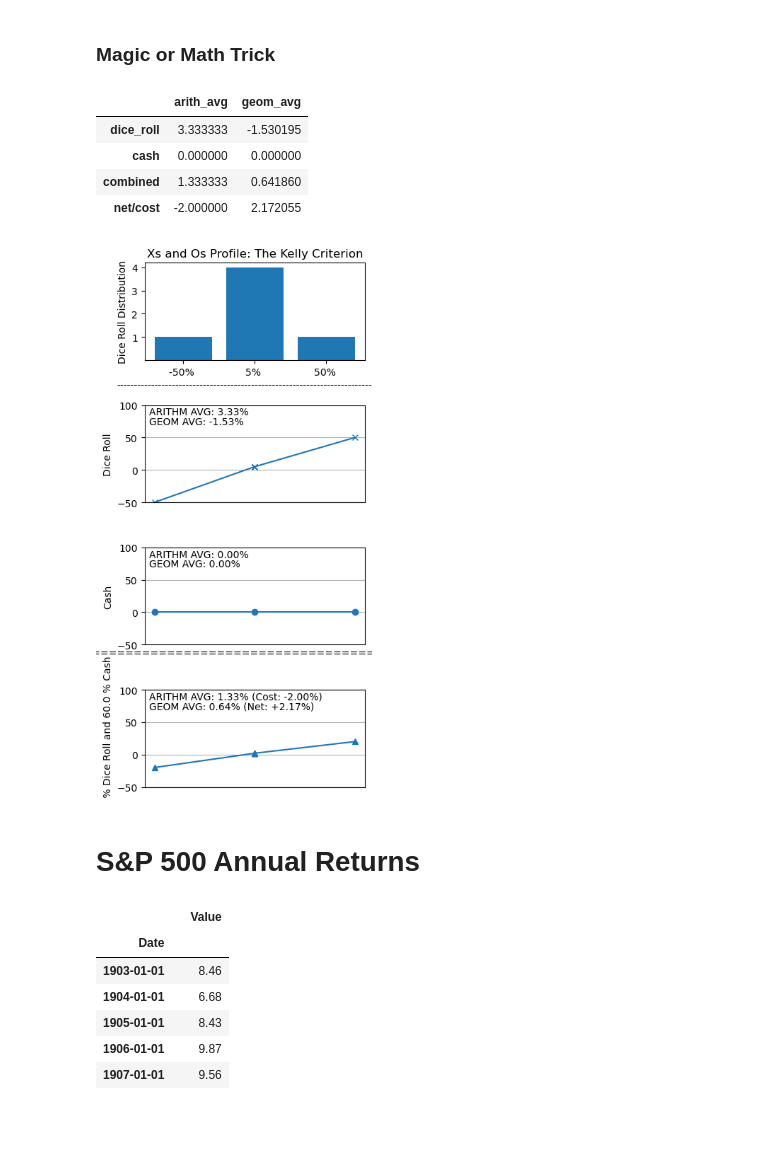
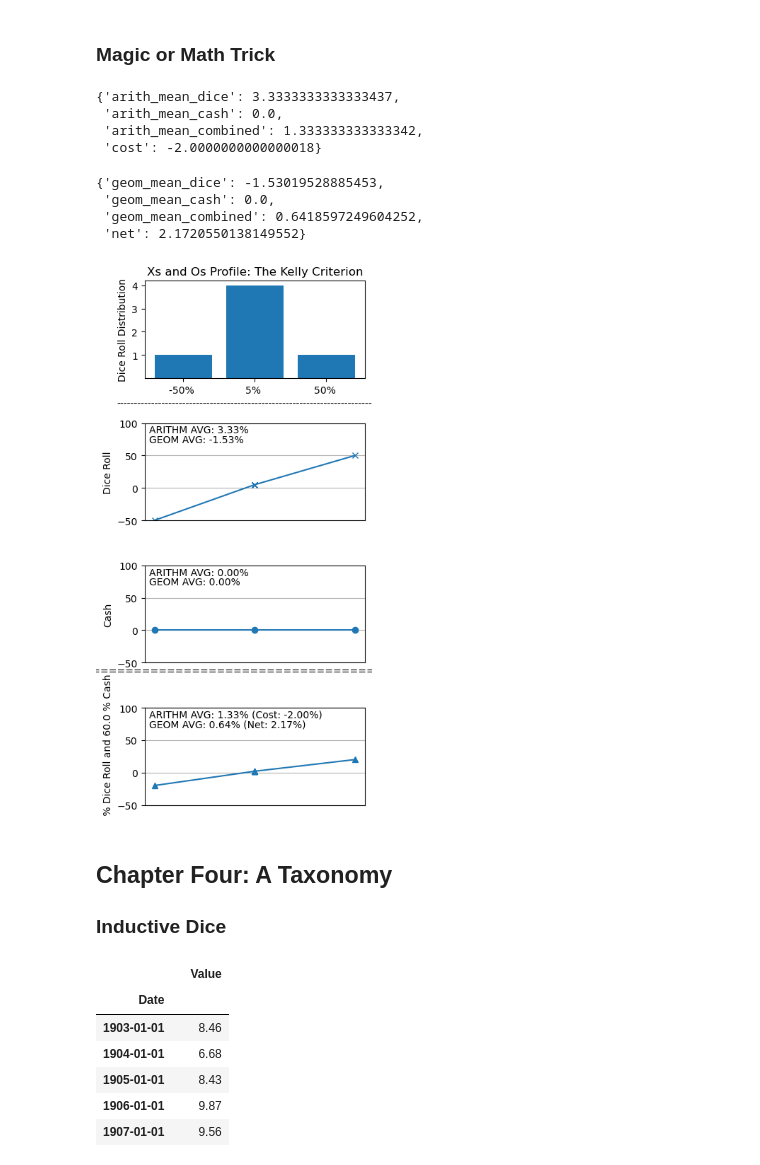
Before and after one commit to niklas-fischer/safehaven, a Jupyter notebook: notebooks/main.ipynb, the cells around one changed output. Cells and saved outputs as stored; diff of their text form; code cells hidden in the pictures; blank space fills up the shorter version.

```diff
--- a/notebooks/main.ipynb
+++ b/notebooks/main.ipynb
@@ -220,16 +217,24 @@ nietzschesdemon.plot_random_walk_geom_average(num_walks, num_rolls, dice_outcome
 cash_outcomes = np.array([1, 1, 1, 1, 1, 1])
 dice_to_cash_ratio = np.array([0.4, 0.6])
 # %%
-# Creating DataFrame with Kelly Criterion results
-df_kelly = kellycriterion.tablemaker(dice_outcomes, cash_outcomes, dice_to_cash_ratio)
-df_kelly
+# Calculating arithmetic mean of wagers
+arith_dict = kellycriterion.weighted_arith_mean(dice_outcomes, cash_outcomes, dice_to_cash_ratio)
+arith_dict
 # %% [output]
-|  | arith_avg | geom_avg |
-| dice_roll | 3.333333 | -1.530195 |
-| cash | 0.000000 | 0.000000 |
-| combined | 1.333333 | 0.641860 |
-| net/cost | -2.000000 | 2.172055 |
+{'arith_mean_dice': 3.3333333333333437,
+ 'arith_mean_cash': 0.0,
+ 'arith_mean_combined': 1.333333333333342,
+ 'cost': -2.0000000000000018}
+# %%
+# Calculating geometric mean of wagers
+geom_dict = kellycriterion.weighted_geom_mean(dice_outcomes, cash_outcomes, dice_to_cash_ratio)
+geom_dict
+# %% [output]
+{'geom_mean_dice': -1.53019528885453,
+ 'geom_mean_cash': 0.0,
+ 'geom_mean_combined': 0.6418597249604252,
+ 'net': 2.1720550138149552}
 # %%
-kellycriterion.plot_xo_profile(dice_outcomes, cash_outcomes, dice_to_cash_ratio, df_kelly)
+kellycriterion.plot_xo_profile(dice_outcomes, cash_outcomes, dice_to_cash_ratio, arith_dict, geom_dict)
 # %% [output]
-[figure, old version]
+[figure, new version]
@@ -236,5 +243,7 @@ kellycriterion.plot_xo_profile(dice_outcomes, cash_outcomes, dice_to_cash_ratio,
 # %% [markdown]
-# S&P 500 Annual Returns
+## Chapter Four: A Taxonomy
+
+### Inductive Dice
 # %%
 # Loading the API key from a separate file
 with open('credentials.txt', 'r') as f:
```
Also changed, not shown: parts of 7 cells of this notebook.
